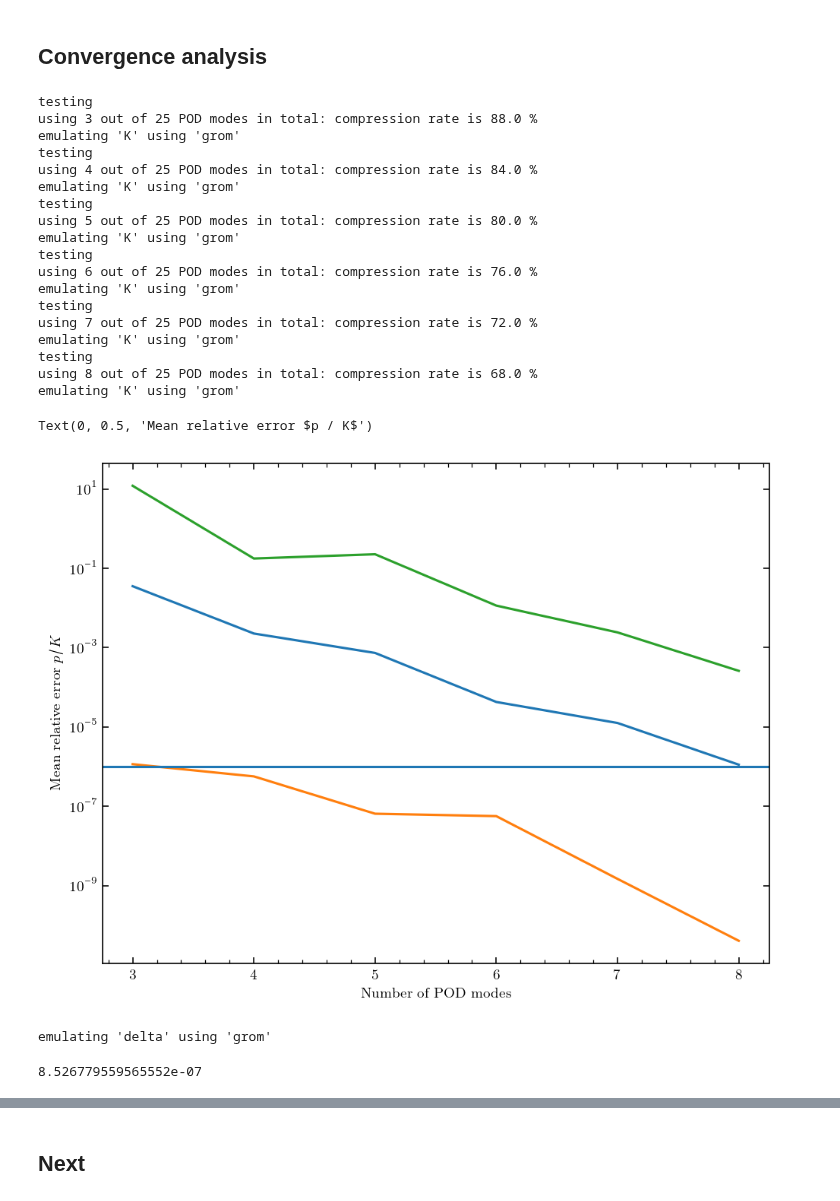
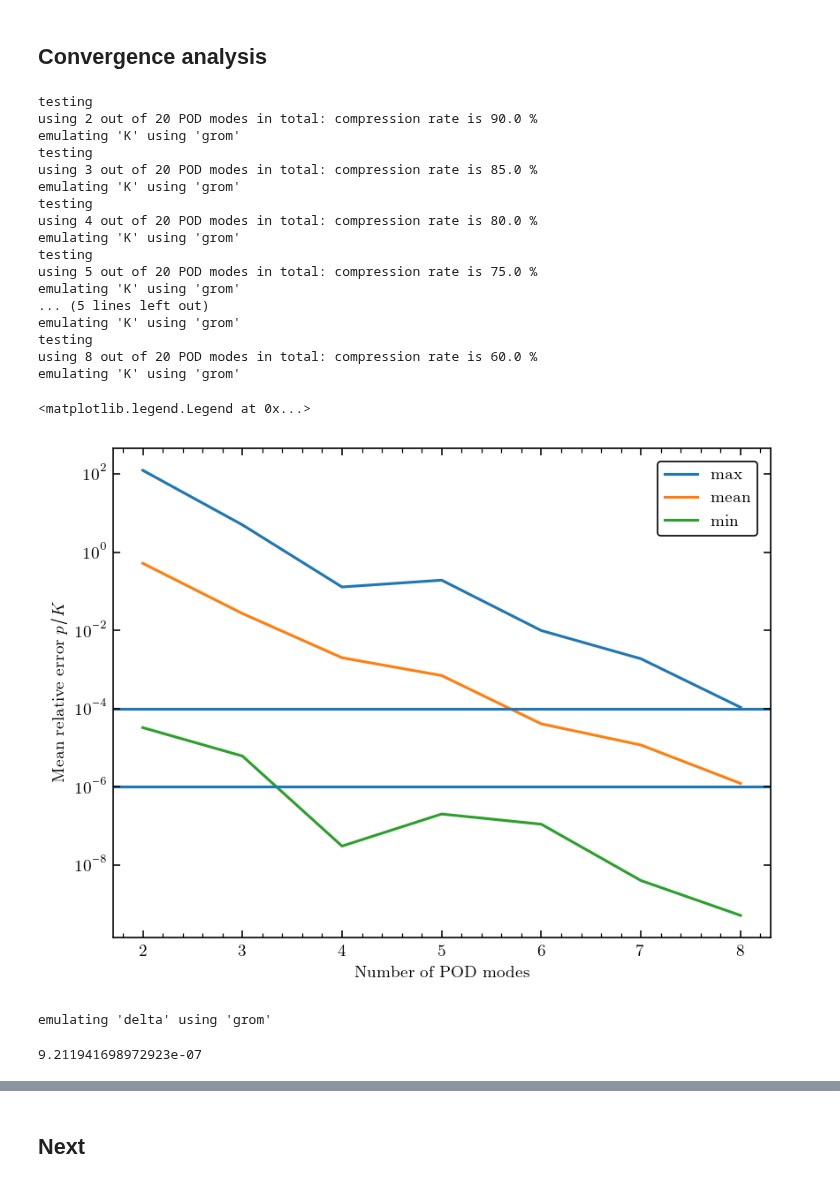
Before and after one commit to buqeye/cs_greedy_emulator, a Jupyter notebook: minnesota.ipynb, the cells around one changed output, grey strips where cells are left out. Cells and saved outputs as stored; diff of their text form; code cells hidden in the pictures.

```diff
--- a/minnesota.ipynb
+++ b/minnesota.ipynb
@@ -437,7 +437,7 @@ args = dict(scattExp=scattExp,
             grid=grid,
             # free_lecs={"V1": Vs_range},
             num_snapshots_init=20,
-            num_snapshots_max=200,
+            num_snapshots_max=200,  # irrelevant for POD
             approach="pod",
             pod_rcond=None,
             init_snapshot_lecs=param_samples["training"],
@@ -450,7 +450,7 @@ args = dict(scattExp=scattExp,
 lecs_list = potential.lec_array_from_dict(param_samples["validation"])
 outp_sim = scattExp.p / pod_grom.simulate(lecs_list, which="K")
 res = []
-for pod_num_modes in range(3, 9):
+for pod_num_modes in range(2, 9):
     pod_grom = MatrixNumerovROM(pod_num_modes=pod_num_modes, **args)
     outp_emu = scattExp.p / pod_grom.emulate(lecs_list, mode="grom", which="K")
     rel_err = np.abs((outp_sim-outp_emu)/outp_sim)
@@ -459,33 +459,34 @@ for pod_num_modes in range(3, 9):
 res = np.array(res)
 # %% [output]
 testing
-using 3 out of 25 POD modes in total: compression rate is 88.0 %
+using 2 out of 20 POD modes in total: compression rate is 90.0 %
 emulating 'K' using 'grom'
 testing
-using 4 out of 25 POD modes in total: compression rate is 84.0 %
+using 3 out of 20 POD modes in total: compression rate is 85.0 %
 emulating 'K' using 'grom'
 testing
-using 5 out of 25 POD modes in total: compression rate is 80.0 %
+using 4 out of 20 POD modes in total: compression rate is 80.0 %
 emulating 'K' using 'grom'
 testing
-using 6 out of 25 POD modes in total: compression rate is 76.0 %
+using 5 out of 20 POD modes in total: compression rate is 75.0 %
+emulating 'K' using 'grom'
+... (5 lines left out)
 emulating 'K' using 'grom'
 testing
-using 7 out of 25 POD modes in total: compression rate is 72.0 %
+using 8 out of 20 POD modes in total: compression rate is 60.0 %
 emulating 'K' using 'grom'
-testing
-using 8 out of 25 POD modes in total: compression rate is 68.0 %
-emulating 'K' using 'grom'
 # %%
-plt.semilogy(res[:,0], res[:,1])
-plt.semilogy(res[:,0], res[:,2])
-plt.semilogy(res[:,0], res[:,3])
+plt.semilogy(res[:,0], res[:,3], label="max")
+plt.semilogy(res[:,0], res[:,1], label="mean")
+plt.semilogy(res[:,0], res[:,2], label="min")
 plt.axhline(1e-6)
+plt.axhline(1e-4)
 plt.xlabel("Number of POD modes")
 plt.ylabel("Mean relative error $p / K$")
+plt.legend()
 # %% [output]
-Text(0, 0.5, 'Mean relative error $p / K$')
+<matplotlib.legend.Legend at 0x...>
-[figure, old version]
+[figure, new version]
 # %%
 lecs_list = potential.lec_array_from_dict(param_samples["validation"])
 outp1 = pod_grom.emulate(lecs_list, which="delta")
@@ -493,7 +494,7 @@ outp2 = pod_grom.simulate(lecs_list, which="delta")
 np.mean(np.abs((outp1-outp2)/outp1))
 # %% [output]
 emulating 'delta' using 'grom'
-8.526779559565552e-07
+9.211941698972923e-07
 # %%
 from NumerovEmulator import MatrixNumerovROM
 args = dict(scattExp=scattExp,
```
Also changed, not shown: parts of 14 cells of this notebook, 1 other file.
